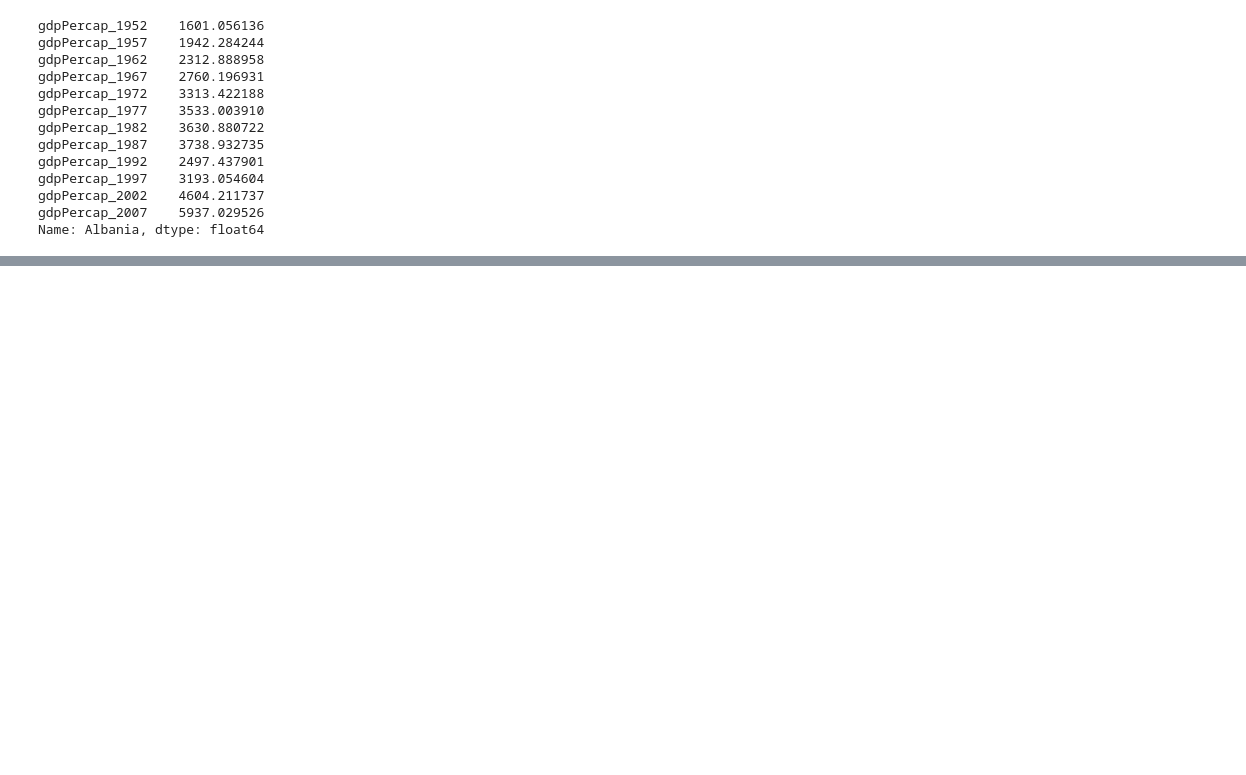
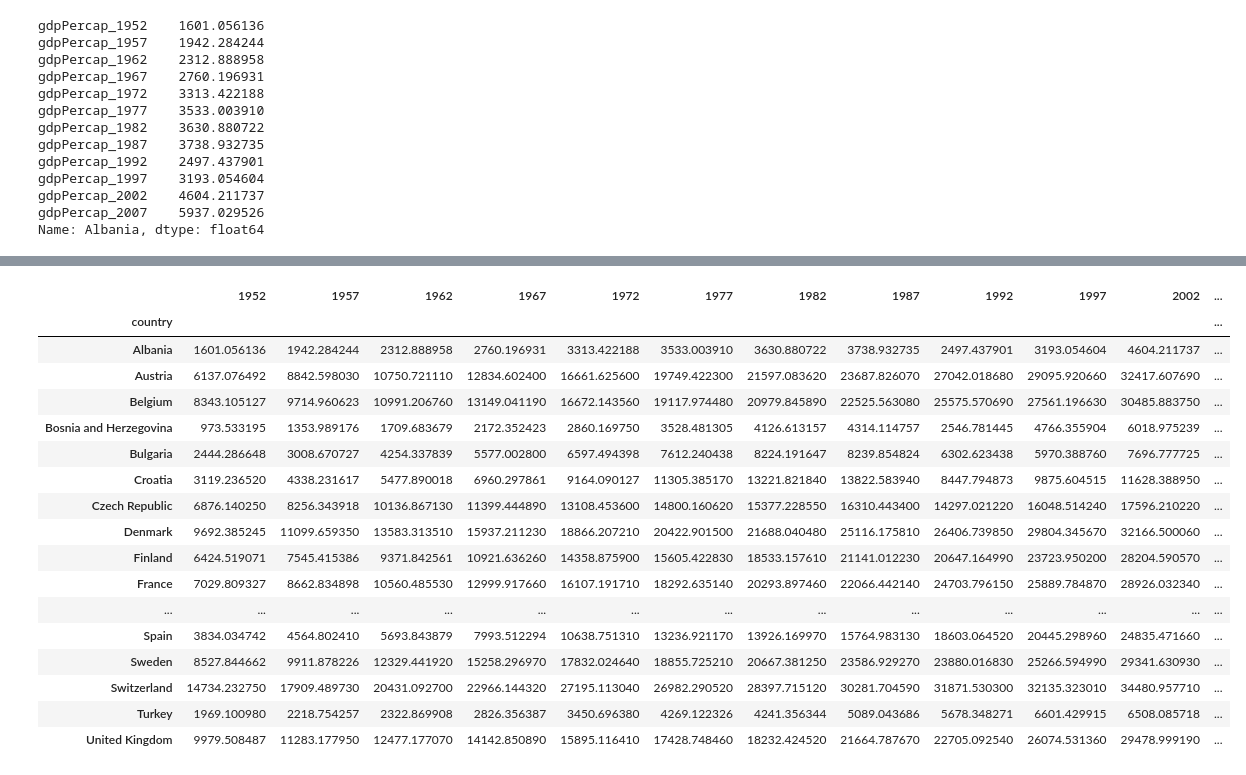
Before and after one commit to VolkerAndreas/SWC-Day2, a Jupyter notebook: code/Python-day2.ipynb, the cells around one changed output, grey strips where cells are left out. Drawn from its saved outputs; the diff is of its cells as text; code cells hidden in the pictures; blank space fills up the shorter version.

```diff
--- a/code/Python-day2.ipynb
+++ b/code/Python-day2.ipynb
@@ -60,0 +86,21 @@ Name: Albania, dtype: float64
+# %%
+data
+# %% [output]
+|  | 1952 | 1957 | 1962 | 1967 | 1972 | 1977 | 1982 | 1987 | 1992 | 1997 | 2002 | ... |
+| country |  |  |  |  |  |  |  |  |  |  |  | ... |
+| Albania | 1601.056136 | 1942.284244 | 2312.888958 | 2760.196931 | 3313.422188 | 3533.003910 | 3630.880722 | 3738.932735 | 2497.437901 | 3193.054604 | 4604.211737 | ... |
+| Austria | 6137.076492 | 8842.598030 | 10750.721110 | 12834.602400 | 16661.625600 | 19749.422300 | 21597.083620 | 23687.826070 | 27042.018680 | 29095.920660 | 32417.607690 | ... |
+| Belgium | 8343.105127 | 9714.960623 | 10991.206760 | 13149.041190 | 16672.143560 | 19117.974480 | 20979.845890 | 22525.563080 | 25575.570690 | 27561.196630 | 30485.883750 | ... |
+| Bosnia and Herzegovina | 973.533195 | 1353.989176 | 1709.683679 | 2172.352423 | 2860.169750 | 3528.481305 | 4126.613157 | 4314.114757 | 2546.781445 | 4766.355904 | 6018.975239 | ... |
+| Bulgaria | 2444.286648 | 3008.670727 | 4254.337839 | 5577.002800 | 6597.494398 | 7612.240438 | 8224.191647 | 8239.854824 | 6302.623438 | 5970.388760 | 7696.777725 | ... |
+| Croatia | 3119.236520 | 4338.231617 | 5477.890018 | 6960.297861 | 9164.090127 | 11305.385170 | 13221.821840 | 13822.583940 | 8447.794873 | 9875.604515 | 11628.388950 | ... |
+| Czech Republic | 6876.140250 | 8256.343918 | 10136.867130 | 11399.444890 | 13108.453600 | 14800.160620 | 15377.228550 | 16310.443400 | 14297.021220 | 16048.514240 | 17596.210220 | ... |
+| Denmark | 9692.385245 | 11099.659350 | 13583.313510 | 15937.211230 | 18866.207210 | 20422.901500 | 21688.040480 | 25116.175810 | 26406.739850 | 29804.345670 | 32166.500060 | ... |
+| Finland | 6424.519071 | 7545.415386 | 9371.842561 | 10921.636260 | 14358.875900 | 15605.422830 | 18533.157610 | 21141.012230 | 20647.164990 | 23723.950200 | 28204.590570 | ... |
+| France | 7029.809327 | 8662.834898 | 10560.485530 | 12999.917660 | 16107.191710 | 18292.635140 | 20293.897460 | 22066.442140 | 24703.796150 | 25889.784870 | 28926.032340 | ... |
+| ... | ... | ... | ... | ... | ... | ... | ... | ... | ... | ... | ... | ... |
+| Spain | 3834.034742 | 4564.802410 | 5693.843879 | 7993.512294 | 10638.751310 | 13236.921170 | 13926.169970 | 15764.983130 | 18603.064520 | 20445.298960 | 24835.471660 | ... |
+| Sweden | 8527.844662 | 9911.878226 | 12329.441920 | 15258.296970 | 17832.024640 | 18855.725210 | 20667.381250 | 23586.929270 | 23880.016830 | 25266.594990 | 29341.630930 | ... |
+| Switzerland | 14734.232750 | 17909.489730 | 20431.092700 | 22966.144320 | 27195.113040 | 26982.290520 | 28397.715120 | 30281.704590 | 31871.530300 | 32135.323010 | 34480.957710 | ... |
+| Turkey | 1969.100980 | 2218.754257 | 2322.869908 | 2826.356387 | 3450.696380 | 4269.122326 | 4241.356344 | 5089.043686 | 5678.348271 | 6601.429915 | 6508.085718 | ... |
+| United Kingdom | 9979.508487 | 11283.177950 | 12477.177070 | 14142.850890 | 15895.116410 | 17428.748460 | 18232.424520 | 21664.787670 | 22705.092540 | 26074.531360 | 29478.999190 | ... |
```
Also changed, not shown: parts of 10 cells of this notebook.
